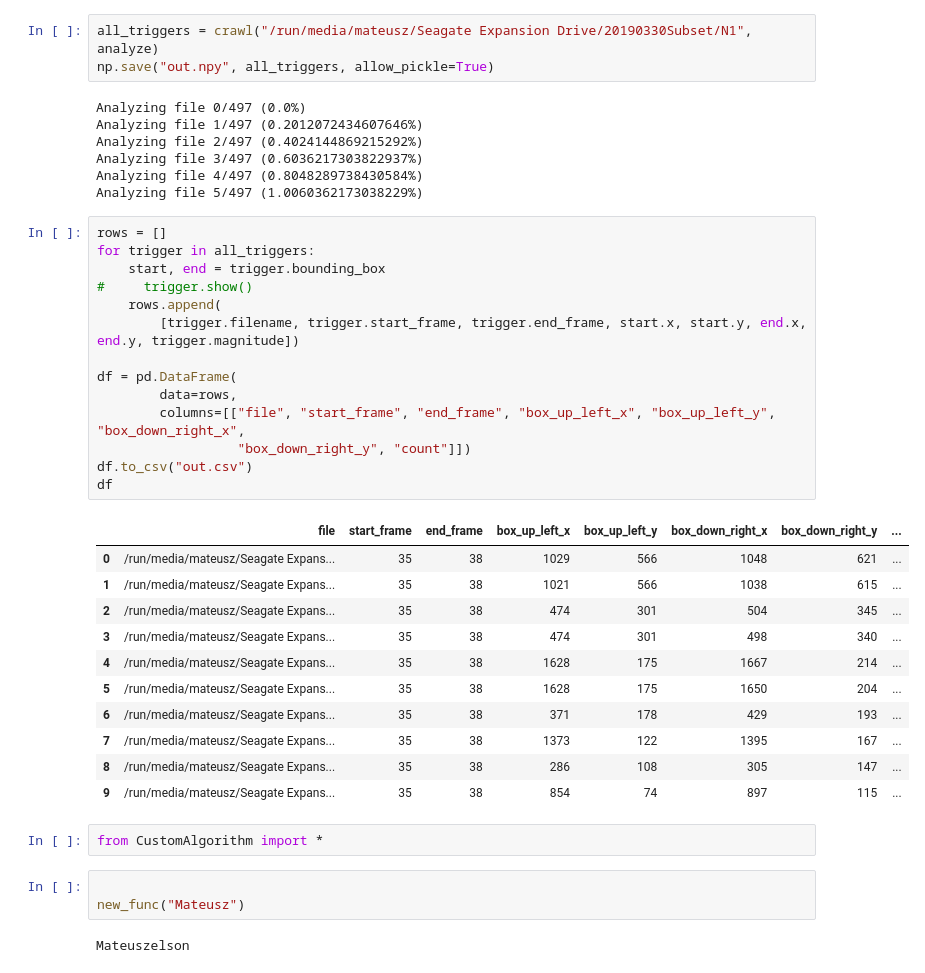
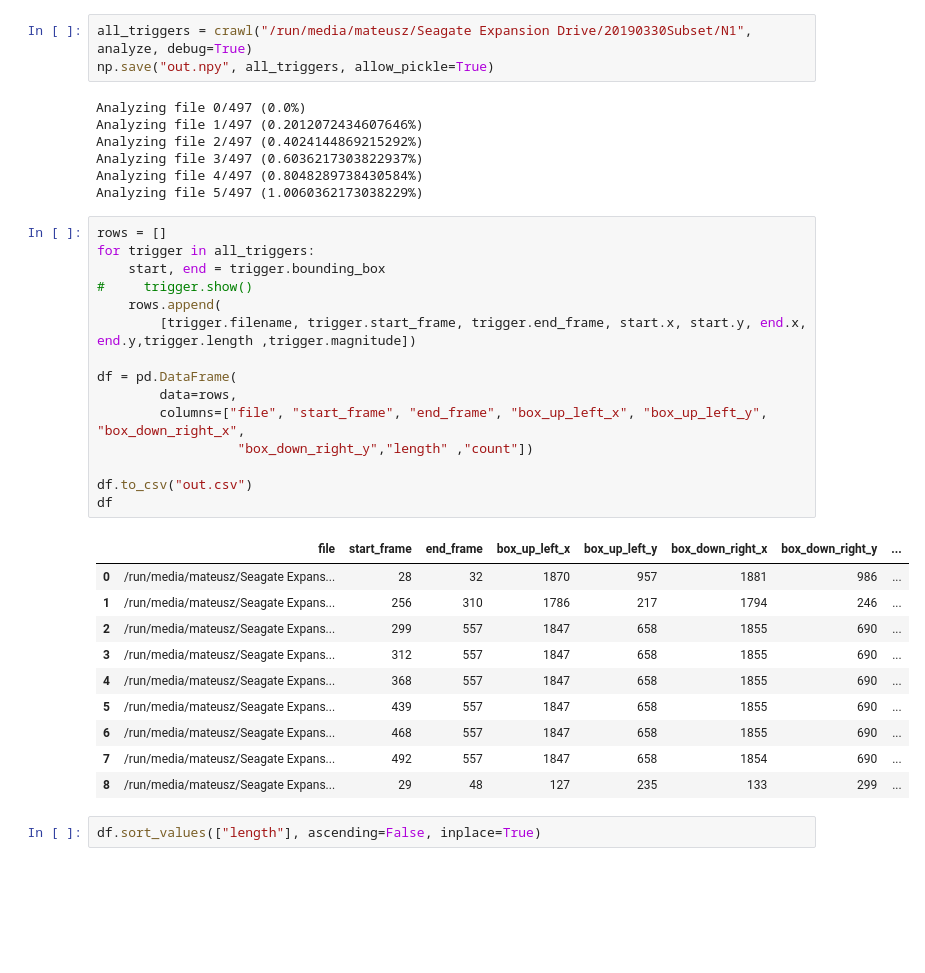
Before and after one commit to mateuszkojro/dims, a Jupyter notebook: motion-detect/CreateDataset.ipynb, the cells around one changed output. Saved outputs shown, nothing was run; the diff lists cells and outputs as text; blank space fills up the shorter version.

Commit message:
Nice notebook for debuging

```diff
--- a/motion-detect/CreateDataset.ipynb
+++ b/motion-detect/CreateDataset.ipynb
@@ -25,5 +10,5 @@ import pandas as pd
 # %%
-all_triggers = crawl("/run/media/mateusz/Seagate Expansion Drive/20190330Subset/N1", analyze)
+all_triggers = crawl("/run/media/mateusz/Seagate Expansion Drive/20190330Subset/N1", analyze, debug=True)
 np.save("out.npy", all_triggers, allow_pickle=True)
 # %% [output]
 Analyzing file 0/497 (0.0%)
@@ -35,33 +20,28 @@ Analyzing file 5/497 (1.0060362173038229%)
 # %%
 rows = []
 for trigger in all_triggers:
     start, end = trigger.bounding_box
 #     trigger.show()
     rows.append(
-        [trigger.filename, trigger.start_frame, trigger.end_frame, start.x, start.y, end.x, end.y, trigger.magnitude])
+        [trigger.filename, trigger.start_frame, trigger.end_frame, start.x, start.y, end.x, end.y,trigger.length ,trigger.magnitude])
 
 df = pd.DataFrame(
         data=rows,
-        columns=[["file", "start_frame", "end_frame", "box_up_left_x", "box_up_left_y", "box_down_right_x",
-                  "box_down_right_y", "count"]])
+        columns=["file", "start_frame", "end_frame", "box_up_left_x", "box_up_left_y", "box_down_right_x",
+                  "box_down_right_y","length" ,"count"])
+
 df.to_csv("out.csv")
 df
 # %% [output]
 |  | file | start_frame | end_frame | box_up_left_x | box_up_left_y | box_down_right_x | box_down_right_y | ... |
-| 0 | /run/media/mateusz/Seagate Expans... | 35 | 38 | 1029 | 566 | 1048 | 621 | ... |
-| 1 | /run/media/mateusz/Seagate Expans... | 35 | 38 | 1021 | 566 | 1038 | 615 | ... |
-| 2 | /run/media/mateusz/Seagate Expans... | 35 | 38 | 474 | 301 | 504 | 345 | ... |
-| 3 | /run/media/mateusz/Seagate Expans... | 35 | 38 | 474 | 301 | 498 | 340 | ... |
-| 4 | /run/media/mateusz/Seagate Expans... | 35 | 38 | 1628 | 175 | 1667 | 214 | ... |
-| 5 | /run/media/mateusz/Seagate Expans... | 35 | 38 | 1628 | 175 | 1650 | 204 | ... |
-| 6 | /run/media/mateusz/Seagate Expans... | 35 | 38 | 371 | 178 | 429 | 193 | ... |
-| 7 | /run/media/mateusz/Seagate Expans... | 35 | 38 | 1373 | 122 | 1395 | 167 | ... |
-| 8 | /run/media/mateusz/Seagate Expans... | 35 | 38 | 286 | 108 | 305 | 147 | ... |
-| 9 | /run/media/mateusz/Seagate Expans... | 35 | 38 | 854 | 74 | 897 | 115 | ... |
+| 0 | /run/media/mateusz/Seagate Expans... | 28 | 32 | 1870 | 957 | 1881 | 986 | ... |
+| 1 | /run/media/mateusz/Seagate Expans... | 256 | 310 | 1786 | 217 | 1794 | 246 | ... |
+| 2 | /run/media/mateusz/Seagate Expans... | 299 | 557 | 1847 | 658 | 1855 | 690 | ... |
+| 3 | /run/media/mateusz/Seagate Expans... | 312 | 557 | 1847 | 658 | 1855 | 690 | ... |
+| 4 | /run/media/mateusz/Seagate Expans... | 368 | 557 | 1847 | 658 | 1855 | 690 | ... |
+| 5 | /run/media/mateusz/Seagate Expans... | 439 | 557 | 1847 | 658 | 1855 | 690 | ... |
+| 6 | /run/media/mateusz/Seagate Expans... | 468 | 557 | 1847 | 658 | 1855 | 690 | ... |
+| 7 | /run/media/mateusz/Seagate Expans... | 492 | 557 | 1847 | 658 | 1854 | 690 | ... |
+| 8 | /run/media/mateusz/Seagate Expans... | 29 | 48 | 127 | 235 | 133 | 299 | ... |
-# %%
-from CustomAlgorithm import *
-# %%
-
-new_func("Mateusz")
-# %% [output]
-Mateuszelson
+# %%
+df.sort_values(["length"], ascending=False, inplace=True)
```
Also changed, not shown: parts of 5 cells of this notebook.
